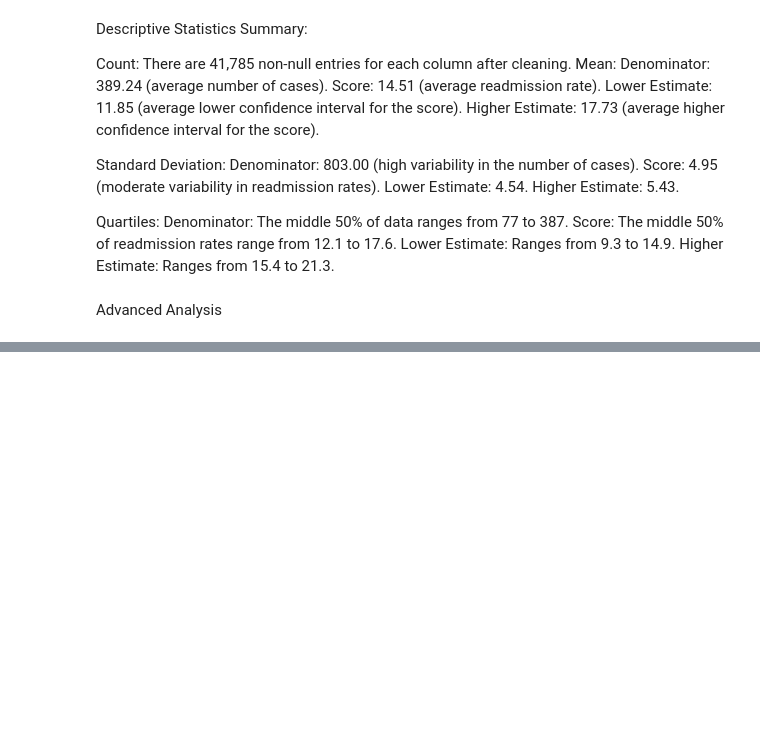
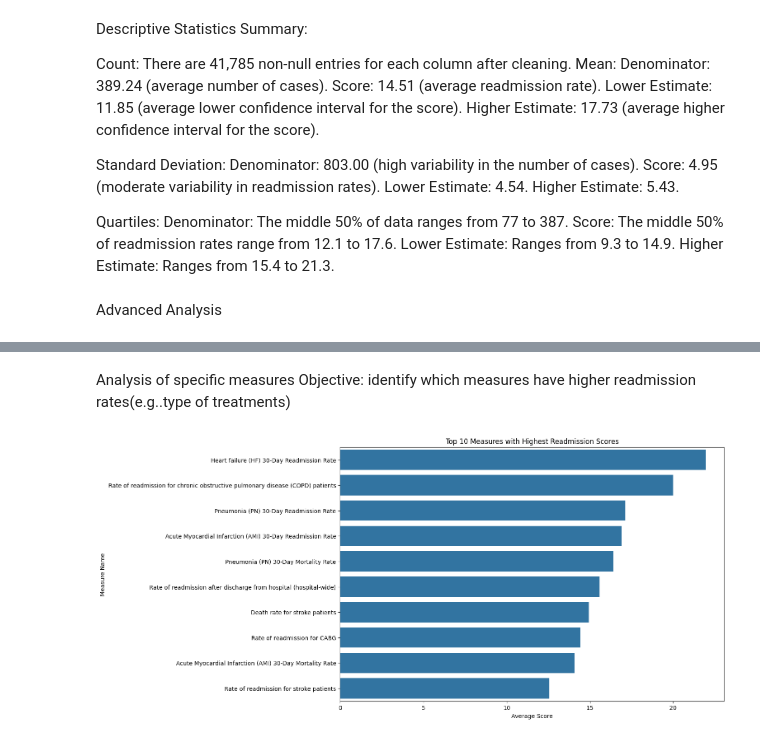
Before and after one commit to Mariejlo/Data-analytics-projects-, a Jupyter notebook: Telemedicine.ipynb, the cells around one changed output, grey strips where cells are left out. Drawn from its saved outputs; the diff is of its cells as text; code cells hidden in the pictures; blank space fills up the shorter version.

```diff
--- a/Telemedicine.ipynb
+++ b/Telemedicine.ipynb
@@ -198,0 +258,16 @@ Advanced Analysis
+# %% [markdown]
+Analysis of specific measures
+Objective: identify which measures have higher readmission rates(e.g..type of treatments)
+# %%
+# Group by Measure Name and calculate mean score
+measure_scores = df.groupby('Measure Name')['Score'].mean().sort_values(ascending=False)
+
+# Plot the top 10 measures with the highest scores
+plt.figure(figsize=(12, 8))
+sns.barplot(x=measure_scores.head(10), y=measure_scores.head(10).index)
+plt.title('Top 10 Measures with Highest Readmission Scores')
+plt.xlabel('Average Score')
+plt.ylabel('Measure Name')
+plt.show()
+# %% [output]
+[figure, added]
```
Also changed, not shown: parts of 18 cells of this notebook.
